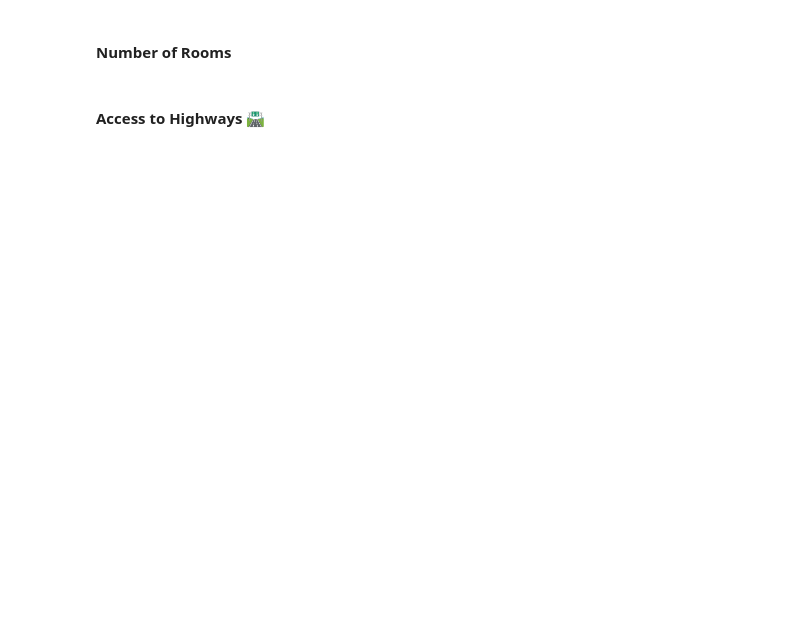
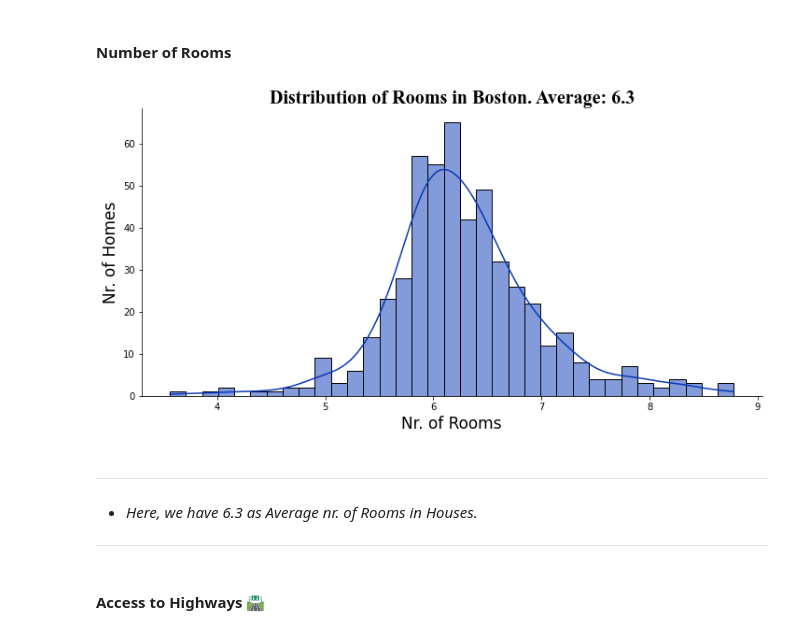
Before and after one commit to DarkDk123/House-valuation-model, a Jupyter notebook: Multivariable_Regression_and_Valuation_Model_(start).ipynb, the cells around one changed output. Cells and saved outputs as stored; diff of their text form; code cells hidden in the pictures; blank space fills up the shorter version.

```diff
--- a/Multivariable_Regression_and_Valuation_Model_(start).ipynb
+++ b/Multivariable_Regression_and_Valuation_Model_(start).ipynb
@@ -229,4 +280,28 @@ What do you notice in the distributions of the data?
 # %% [markdown]
 #### Number of Rooms
+# %%
+sns.displot(
+        x=data.RM,
+        kde=True,
+        bins=35,
+        aspect=2,
+    color='#0938b8'
+)
+plt.title(
+        f"Distribution of Rooms in Boston. Average: {data.RM.mean():.2}",
+        fontdict={
+              'fontfamily': 'Times New Roman',
+              'size': 20, 'weight': 'bold'
+          }
+)
+plt.xlabel('Nr. of Rooms', fontsize=17)
+plt.ylabel('Nr. of Homes', fontsize=17)
+plt.show()
+# %% [output]
+[figure, added]
+# %% [markdown]
+***
+* <em>Here, we have 6.3 as Average nr. of Rooms in Houses.</em>
+***
 # %% [markdown]
 #### Access to Highways 🛣
```
Also changed, not shown: parts of 6 cells of this notebook.
